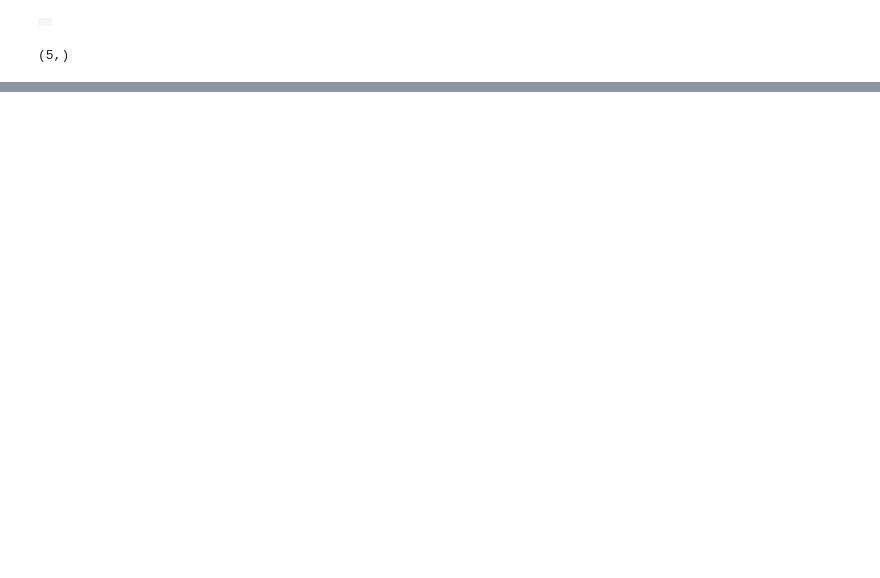
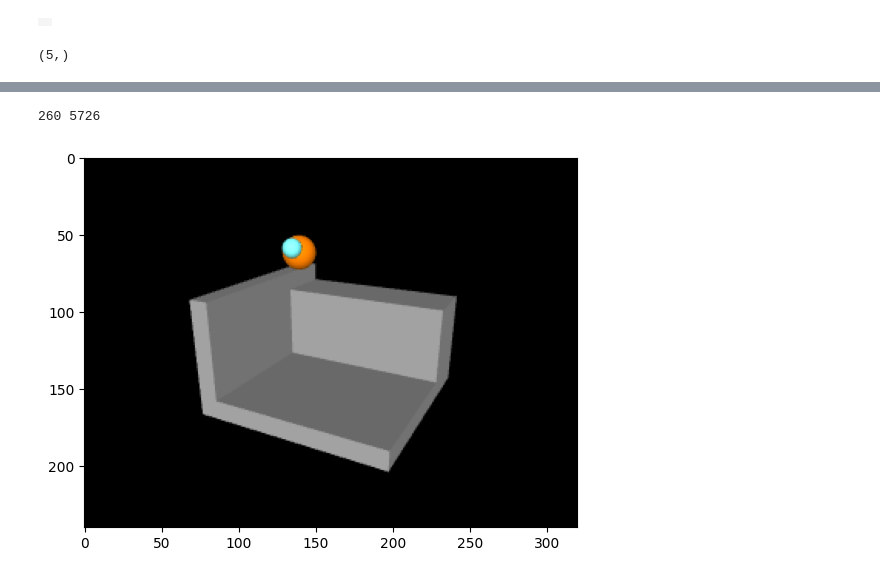
Before and after one commit to LIS-TU-Berlin/sim-wrappers, a Jupyter notebook: scratch/test_env.ipynb, the cells around one changed output, grey strips where cells are left out. Drawn from its saved outputs; the diff is of its cells as text; code cells hidden in the pictures; blank space fills up the shorter version.

```diff
--- a/scratch/test_env.ipynb
+++ b/scratch/test_env.ipynb
@@ -103,0 +130,26 @@ total (non-discounted) return: 41.0
+# %%
+# Check that goals are not on the table
+
+env.goal_not_on_table = True
+
+def get_random_task(env, goal_not_on_table=True, fixed_goal=None):
+    while(True):
+        task = np.random.randint(env.config.q.shape[0]-1, size=2)
+        if fixed_goal is not None:
+            task[1] = fixed_goal
+        if task[0]>=task[1]:
+            task[0] += 1
+        if goal_not_on_table:
+            if 5 not in env.config.contacts[task[1]]:
+                break
+        else:
+            break
+    return task.tolist()
+
+sid, eid = get_random_task(env)
+env.set_sim_state_to_config(env.config.q[eid])
+plt.imshow(env.render())
+print(sid, eid)
+# %% [output]
+260 5726
+[figure, added]
```
Also changed, not shown: parts of 7 cells of this notebook, 2 other files.
